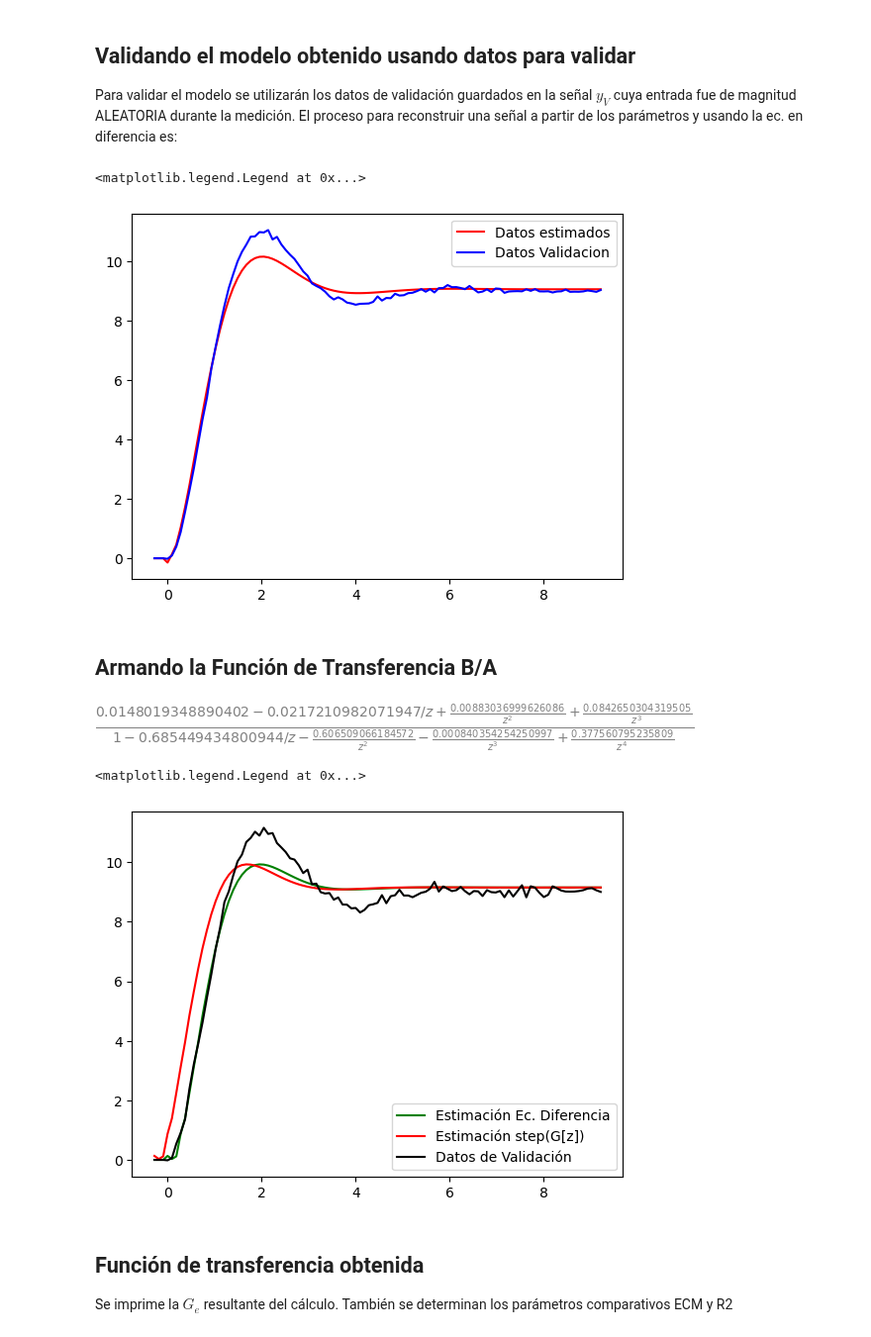
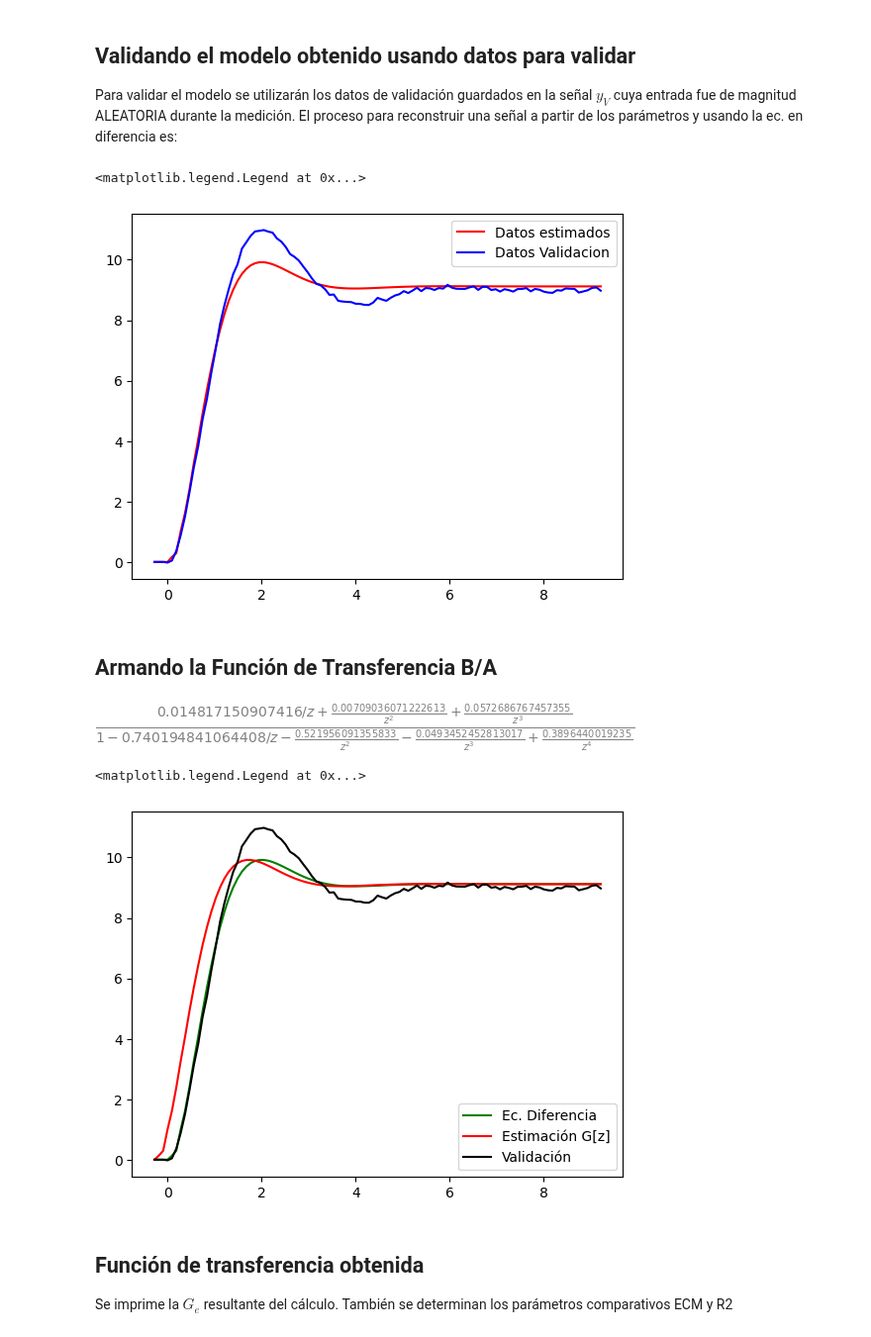
Before and after one commit to jairocuellar/System_identification, a Jupyter notebook: class_08_02.ipynb, the cells around one changed output. Shown at 99% size. Drawn from its saved outputs; the diff is of its cells as text; code cells hidden in the pictures.

```diff
--- a/class_08_02.ipynb
+++ b/class_08_02.ipynb
@@ -109,7 +112,7 @@ for k in range(4,N):
 
 
 ## Creación de la hipótesis
-phi = np.array([-y_1,-y_2,-y_3,-y_4,u,u_1,u_2,u_3]).transpose()
+phi = np.array([-y_1,-y_2,-y_3,-y_4,u_1,u_3]).transpose()
 # %% [markdown]
 ## Calculando los parámetros del modelo planteado en el regresor
 $$\theta_{ls} = \phi^+.y[k]$$
@@ -136,34 +153,34 @@ Para validar el modelo se utilizarán los datos de validación guardados en la s
 ye1 = np.zeros(N);
 
 for k in range(3,N):
-    ye1[k] = -theta[0]*ye1[k-1]-theta[1]*ye1[k-2]-theta[2]*ye1[k-3]-theta[3]*ye1[k-4]+theta[4]*u1[k] + theta[5]*u1[k-1]+ theta[6]*u1[k-2]+ theta[7]*u1[k-3]
+    ye1[k] = -theta[0]*ye1[k-1]-theta[1]*ye1[k-2]-theta[2]*ye1[k-3]-theta[3]*ye1[k-4]+theta[4]*u1[k-1]+theta[5]*u1[k-3]
 
 plt.plot(t,ye1,color = 'red')
 plt.plot(t,yv,color = 'blue')
 plt.legend(["Datos estimados", "Datos Validacion"])
 # %% [output]
 <matplotlib.legend.Legend at 0x...>
-[figure, old version]
+[figure, new version]
 # %% [markdown]
 ## Armando la Función de Transferencia B/A
 # %%
 ## Construyendo las funciones G y H    y(k) = G(z)u(k) + H(z)e(k)
 ## G = B/A,    H = 1/A
 z = sym.symbols('z', complex=True)
 ## Construir los polinomios A(z) y B(z)
 A = 1 + theta[0]*z**-1 + theta[1]*z**-2 + theta[2]*z**-3 + theta[3]*z**-4
-B = theta[4]+theta[5]*z**-1+theta[6]*z**-2+theta[7]*z**-3
+B = theta[4]*z**-1+theta[5]*z**-2+theta[6]*z**-3
 G = B/A
 #G = G.simplify()
 H = 1/A
 H = H.simplify()
 G
 # %% [output]
-[figure, old version]
+[figure, new version]
 # %%
 ## Intento 1 - respuesta discreta.
 ## Ensayar con nuevos dt
-G_e = control.tf([theta[4],theta[5],theta[6],theta[7],0],[1,theta[0],theta[1],theta[2],theta[3]],dt)
+G_e = control.tf([theta[4],theta[5],theta[6],0],[1,theta[0],theta[1],theta[2],theta[3]],dt)
 
 ## Se usa la ganancia K2 por tomando datos de validación
 _,ye = control.step_response(K2*G_e,t)
@@ -171,10 +188,10 @@ _,ye = control.step_response(K2*G_e,t)
 plt.plot(t,ye1,color = 'green')
 plt.plot(t,ye,color = 'red')
 plt.plot(t,yv,color = 'black')
-plt.legend(['Estimación Ec. Diferencia','Estimación step(G[z])','Datos de Validación'])
+plt.legend(['Ec. Diferencia','Estimación G[z]','Validación'])
 # %% [output]
 <matplotlib.legend.Legend at 0x...>
-[figure, old version]
+[figure, new version]
 # %% [markdown]
 ## Función de transferencia obtenida
 
```
Also changed, not shown: parts of 6 cells of this notebook, 1 other file.
